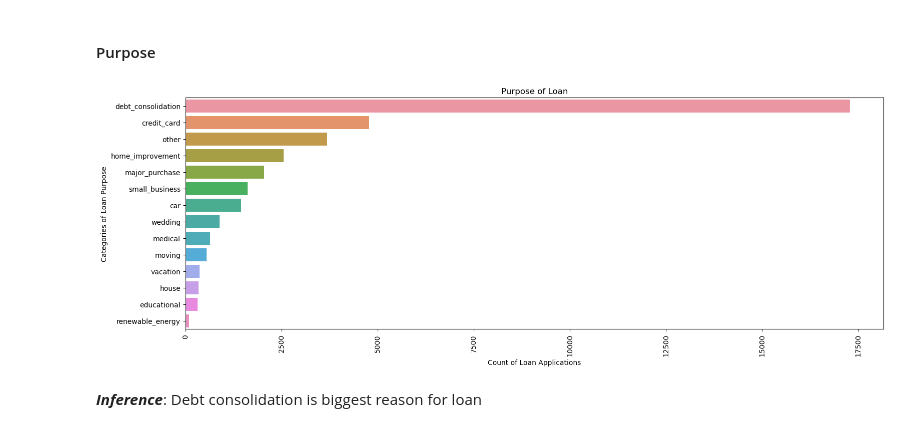
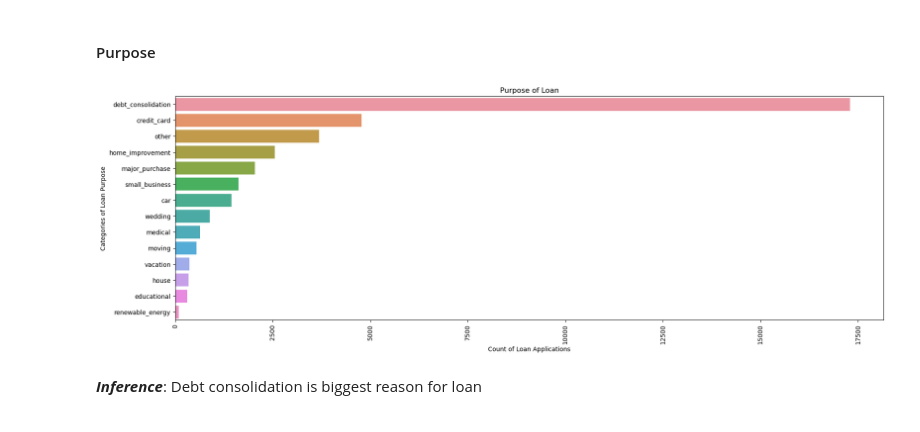
Before and after one commit to kondajji/Lending-Club_CaseStudy_TS, a Jupyter notebook: LendingClubCaseStudy-Tirth_Shankar.ipynb, the cells around one changed output. Saved outputs shown, nothing was run; the diff lists cells and outputs as text; code cells hidden in the pictures.

```diff
--- a/LendingClubCaseStudy.ipynb
+++ b/LendingClubCaseStudy-Tirth_Shankar.ipynb
@@ -512,15 +519,15 @@ plt.show()
 # %%
 
 plt.figure(figsize=(18,6))
 sns.countplot(y='purpose', data=loan, order=loan['purpose'].value_counts().index)
 plt.xlabel('Count of Loan Applications')
 plt.ylabel('Categories of Loan Purpose')
 plt.title('Purpose of Loan')
-
+plt.tight_layout()
 plt.xticks(rotation=90)
 plt.show()
 # %% [output]
-[figure, old version]
+[figure, new version]
 # %% [markdown]
 ***Inference***: Debt consolidation is biggest reason for loan
 # %% [markdown]
```
Also changed, not shown: parts of 15 cells of this notebook, 2 other files.
